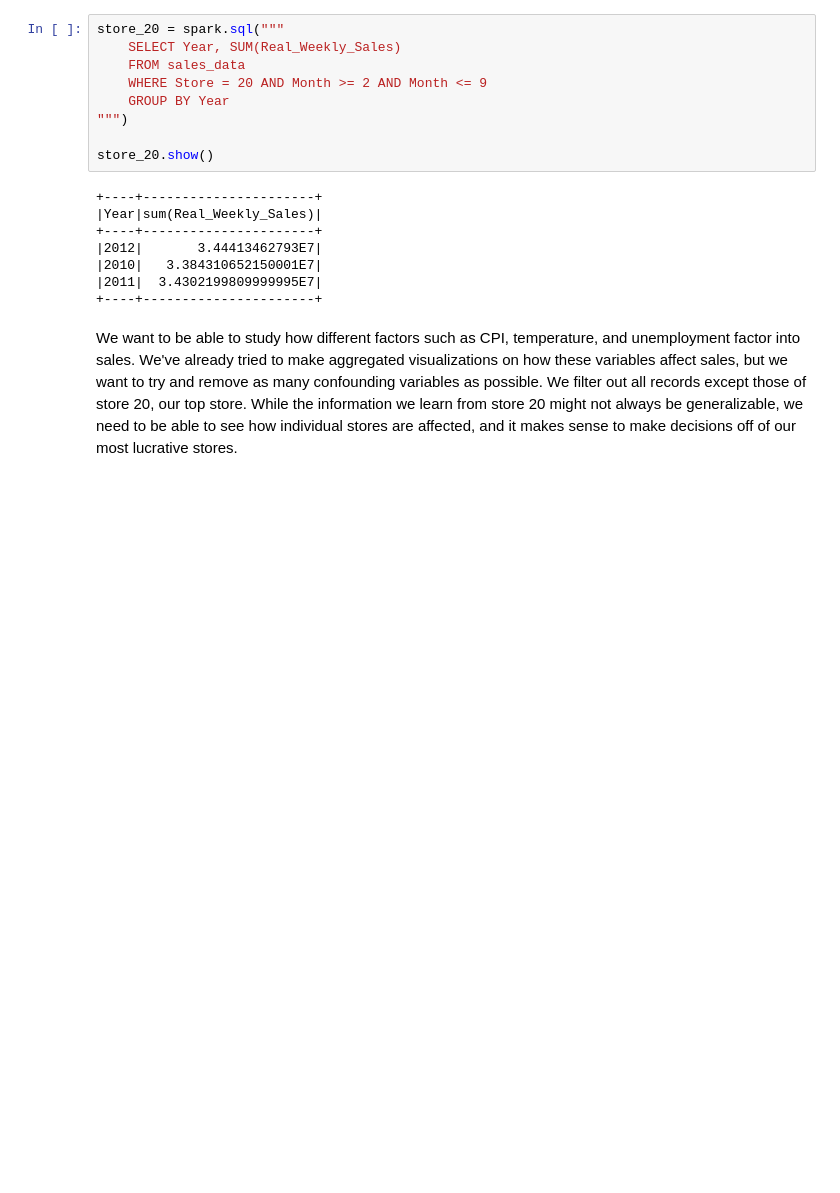
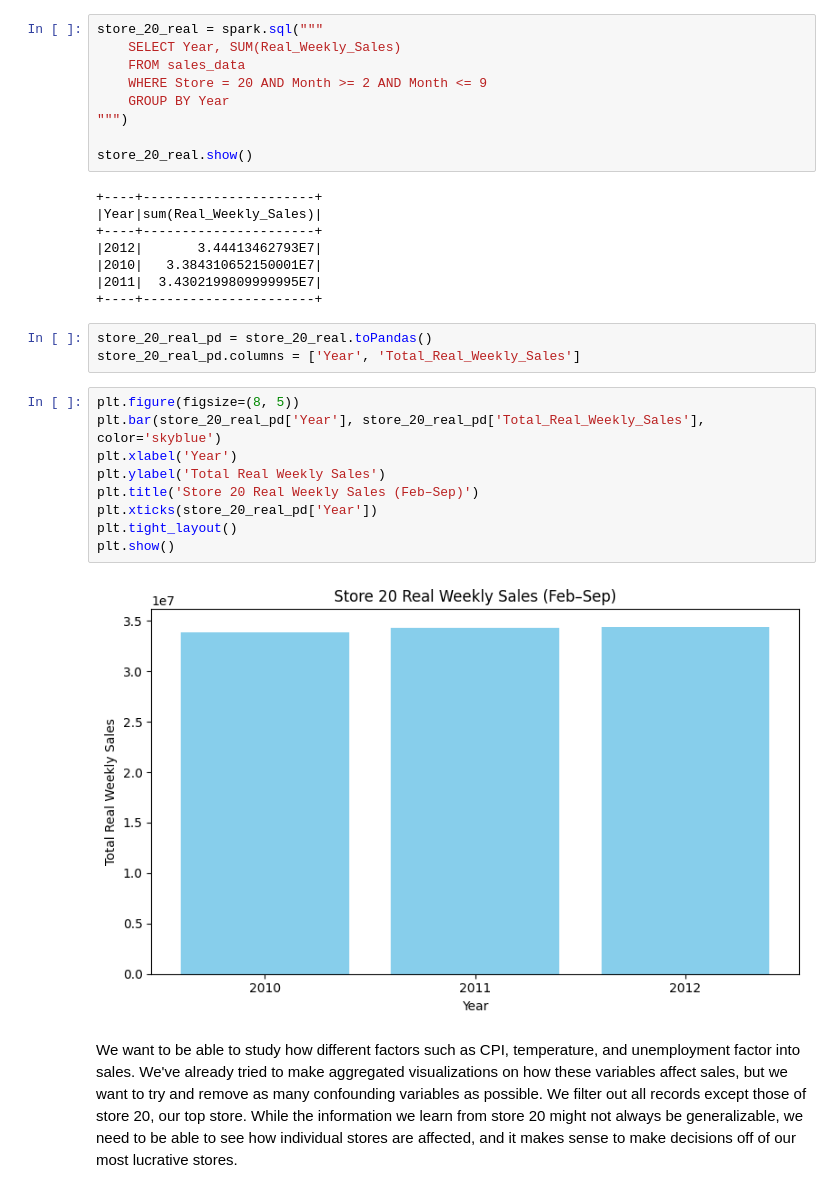
Before and after one commit to jerichojacala/salesforecastproject, a Jupyter notebook: spark.ipynb, the cells around one changed output. Cells and saved outputs as stored; diff of their text form; blank space fills up the shorter version.

```diff
--- a/spark.ipynb
+++ b/spark.ipynb
@@ -93,14 +94,14 @@ total_sales.show()
 # %% [markdown]
 Here are the total sales over the time period. From 2010-2012, all stores produced a total of about $6.73 billion in sales.
 # %%
-store_20 = spark.sql("""
+store_20_real = spark.sql("""
     SELECT Year, SUM(Real_Weekly_Sales)
     FROM sales_data
     WHERE Store = 20 AND Month >= 2 AND Month <= 9
     GROUP BY Year
 """)
 
-store_20.show()
+store_20_real.show()
 # %% [output]
 +----+----------------------+
 |Year|sum(Real_Weekly_Sales)|
@@ -109,6 +110,20 @@ store_20.show()
 |2010|   3.384310652150001E7|
 |2011|  3.4302199809999995E7|
 +----+----------------------+
+# %%
+store_20_real_pd = store_20_real.toPandas()
+store_20_real_pd.columns = ['Year', 'Total_Real_Weekly_Sales']
+# %%
+plt.figure(figsize=(8, 5))
+plt.bar(store_20_real_pd['Year'], store_20_real_pd['Total_Real_Weekly_Sales'], color='skyblue')
+plt.xlabel('Year')
+plt.ylabel('Total Real Weekly Sales')
+plt.title('Store 20 Real Weekly Sales (Feb–Sep)')
+plt.xticks(store_20_real_pd['Year'])
+plt.tight_layout()
+plt.show()
+# %% [output]
+[figure, added]
 # %% [markdown]
 We want to be able to study how different factors such as CPI, temperature, and unemployment factor into sales. We've already tried to make aggregated visualizations on how these variables affect sales, but we want to try and remove as many confounding variables as possible. We filter out all records except those of store 20, our top store. While the information we learn from store 20 might not always be generalizable, we need to be able to see how individual stores are affected, and it makes sense to make decisions off of our most lucrative stores.
 # %% [markdown]
```
Also changed, not shown: parts of 5 cells of this notebook, 1 other file.
